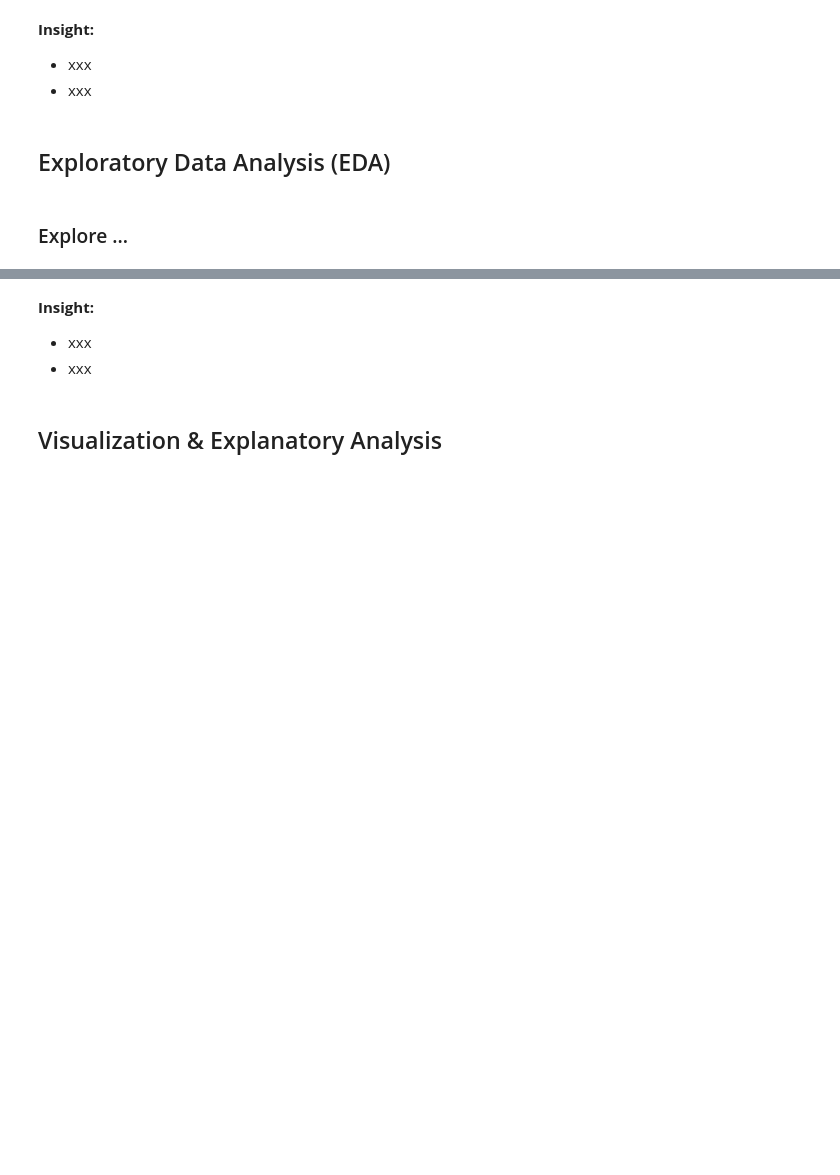
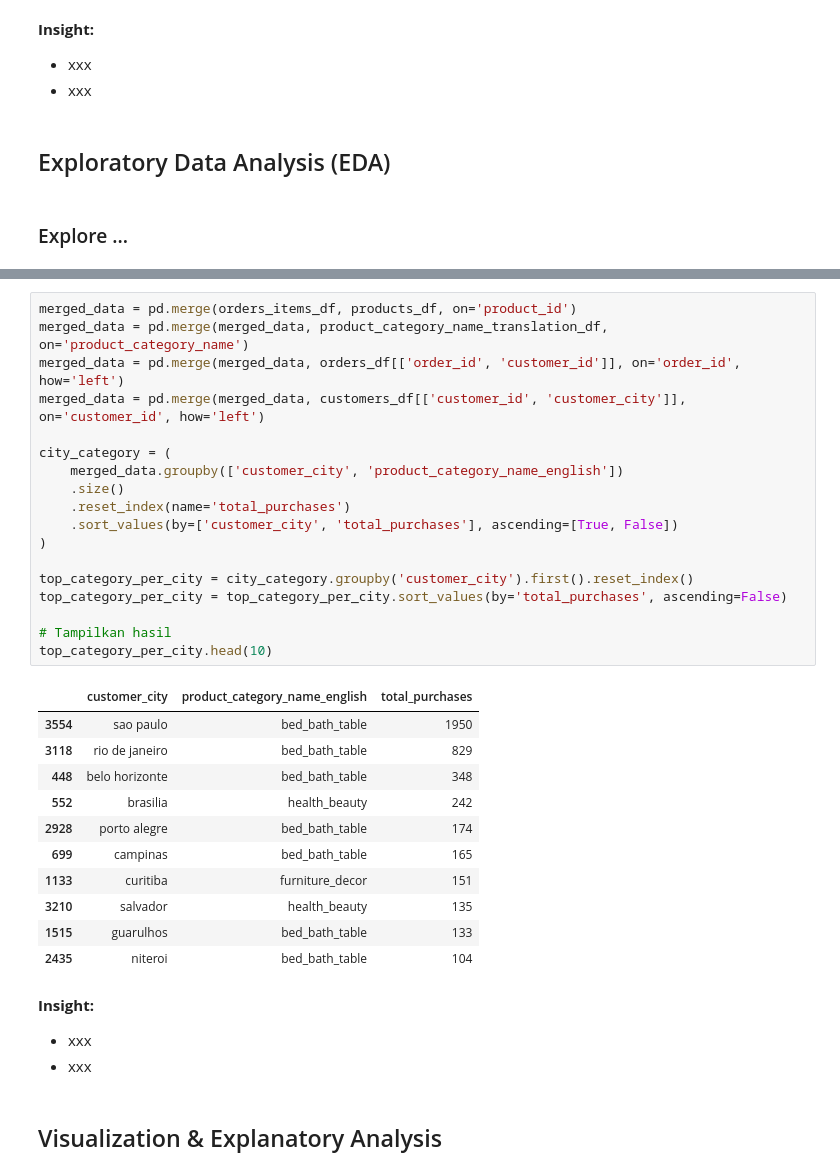
Before and after one commit to MFirdausA/Submission-Data-Analysis-E-Commerce, a Jupyter notebook: notebook.ipynb, the cells around one changed output, grey strips where cells are left out. Saved outputs shown, nothing was run; the diff lists cells and outputs as text; blank space fills up the shorter version.

```diff
--- a/notebook.ipynb
+++ b/notebook.ipynb
@@ -487,3 +638,33 @@ order_customer_df.groupby(by="customer_city").order_id.nunique().sort_values(asc
+# %%
+merged_data = pd.merge(orders_items_df, products_df, on='product_id')
+merged_data = pd.merge(merged_data, product_category_name_translation_df, on='product_category_name')
+merged_data = pd.merge(merged_data, orders_df[['order_id', 'customer_id']], on='order_id', how='left')
+merged_data = pd.merge(merged_data, customers_df[['customer_id', 'customer_city']], on='customer_id', how='left')
+
+city_category = (
+    merged_data.groupby(['customer_city', 'product_category_name_english'])
+    .size()
+    .reset_index(name='total_purchases')
+    .sort_values(by=['customer_city', 'total_purchases'], ascending=[True, False])
+)
+
+top_category_per_city = city_category.groupby('customer_city').first().reset_index()
+top_category_per_city = top_category_per_city.sort_values(by='total_purchases', ascending=False)
+
+# Tampilkan hasil
+top_category_per_city.head(10)
+# %% [output]
+|  | customer_city | product_category_name_english | total_purchases |
+| 3554 | sao paulo | bed_bath_table | 1950 |
+| 3118 | rio de janeiro | bed_bath_table | 829 |
+| 448 | belo horizonte | bed_bath_table | 348 |
+| 552 | brasilia | health_beauty | 242 |
+| 2928 | porto alegre | bed_bath_table | 174 |
+| 699 | campinas | bed_bath_table | 165 |
+| 1133 | curitiba | furniture_decor | 151 |
+| 3210 | salvador | health_beauty | 135 |
+| 1515 | guarulhos | bed_bath_table | 133 |
+| 2435 | niteroi | bed_bath_table | 104 |
 # %% [markdown]
 **Insight:**
 - xxx
```
Also changed, not shown: parts of 55 cells of this notebook, 2 other files.
